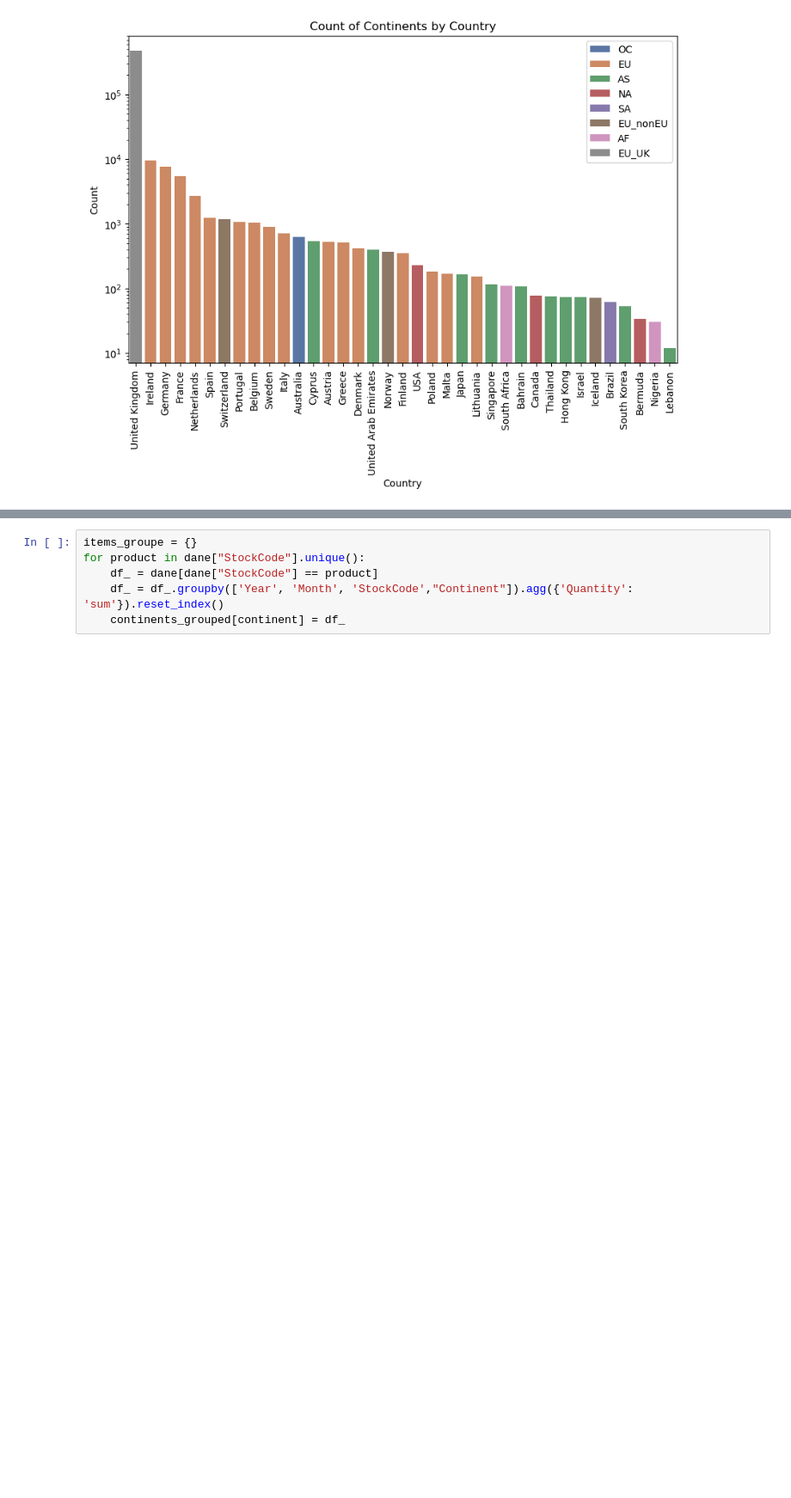
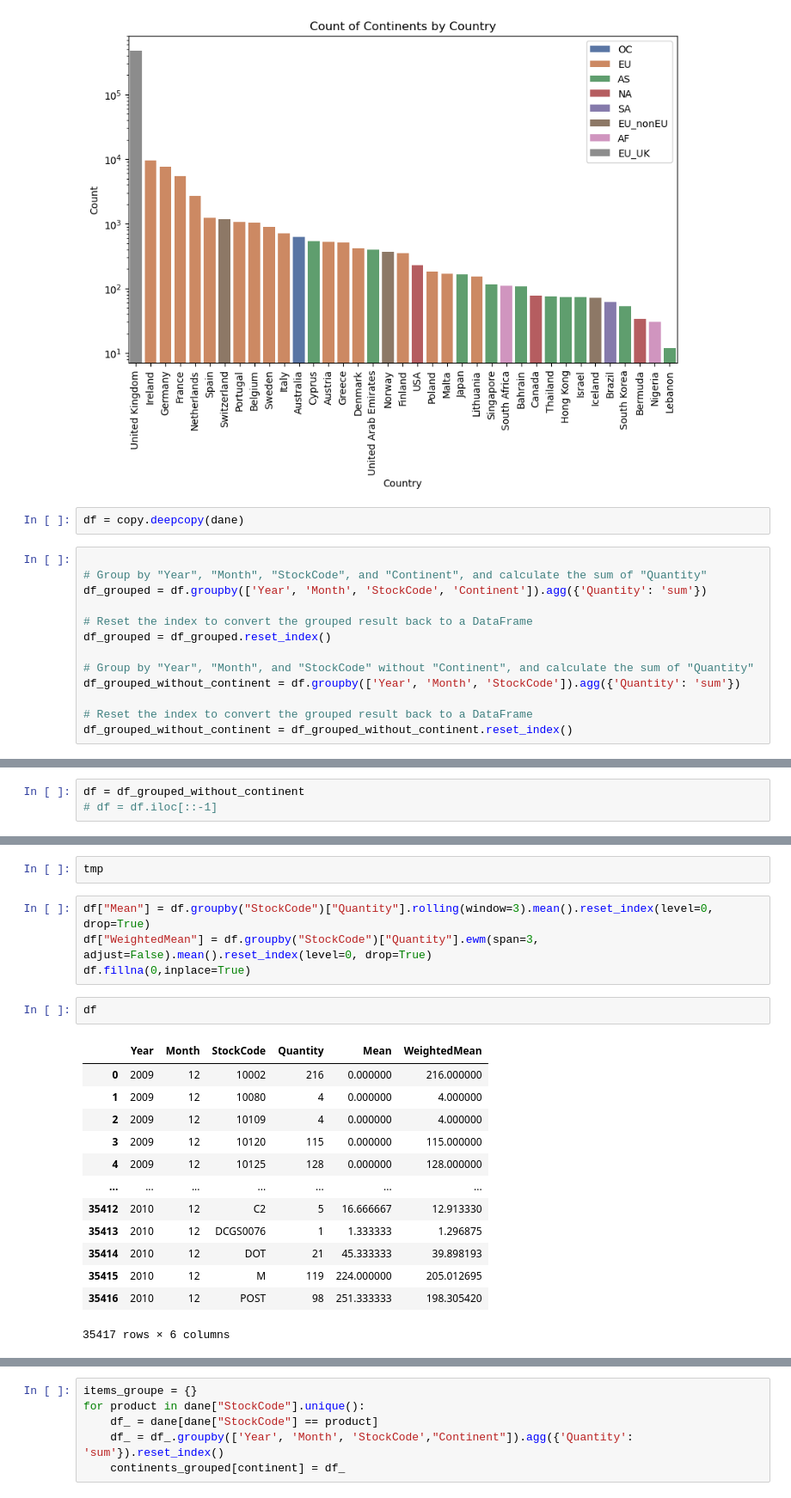
Before and after one commit to wojciechkosiuk/BestHacking-League2k23-mISIe1, a Jupyter notebook: przegladAdam.ipynb, the cells around one changed output, grey strips where cells are left out. Shown at 86% size. Saved outputs shown, nothing was run; the diff lists cells and outputs as text; blank space fills up the shorter version.

```diff
--- a/przegladAdam.ipynb
+++ b/przegladAdam.ipynb
@@ -75,3 +75,18 @@ warnings.filterwarnings("default")
 # %% [output]
 <Figure size 1000x600 with 0 Axes>
 [figure]
+# %%
+df = copy.deepcopy(dane)
+# %%
+
+# Group by "Year", "Month", "StockCode", and "Continent", and calculate the sum of "Quantity"
+df_grouped = df.groupby(['Year', 'Month', 'StockCode', 'Continent']).agg({'Quantity': 'sum'})
+
+# Reset the index to convert the grouped result back to a DataFrame
+df_grouped = df_grouped.reset_index()
+
+# Group by "Year", "Month", and "StockCode" without "Continent", and calculate the sum of "Quantity"
+df_grouped_without_continent = df.groupby(['Year', 'Month', 'StockCode']).agg({'Quantity': 'sum'})
+
+# Reset the index to convert the grouped result back to a DataFrame
+df_grouped_without_continent = df_grouped_without_continent.reset_index()
@@ -77,0 +109,3 @@ warnings.filterwarnings("default")
+# %%
+df = df_grouped_without_continent
+# df = df.iloc[::-1]
@@ -77,0 +163,22 @@ warnings.filterwarnings("default")
+# %%
+tmp
+# %%
+df["Mean"] = df.groupby("StockCode")["Quantity"].rolling(window=3).mean().reset_index(level=0, drop=True)
+df["WeightedMean"] = df.groupby("StockCode")["Quantity"].ewm(span=3, adjust=False).mean().reset_index(level=0, drop=True)
+df.fillna(0,inplace=True)
+# %%
+df
+# %% [output]
+|  | Year | Month | StockCode | Quantity | Mean | WeightedMean |
+| 0 | 2009 | 12 | 10002 | 216 | 0.000000 | 216.000000 |
+| 1 | 2009 | 12 | 10080 | 4 | 0.000000 | 4.000000 |
+| 2 | 2009 | 12 | 10109 | 4 | 0.000000 | 4.000000 |
+| 3 | 2009 | 12 | 10120 | 115 | 0.000000 | 115.000000 |
+| 4 | 2009 | 12 | 10125 | 128 | 0.000000 | 128.000000 |
+| ... | ... | ... | ... | ... | ... | ... |
+| 35412 | 2010 | 12 | C2 | 5 | 16.666667 | 12.913330 |
+| 35413 | 2010 | 12 | DCGS0076 | 1 | 1.333333 | 1.296875 |
+| 35414 | 2010 | 12 | DOT | 21 | 45.333333 | 39.898193 |
+| 35415 | 2010 | 12 | M | 119 | 224.000000 | 205.012695 |
+| 35416 | 2010 | 12 | POST | 98 | 251.333333 | 198.305420 |
+35417 rows × 6 columns
```
Also changed, not shown: parts of 5 cells of this notebook.
